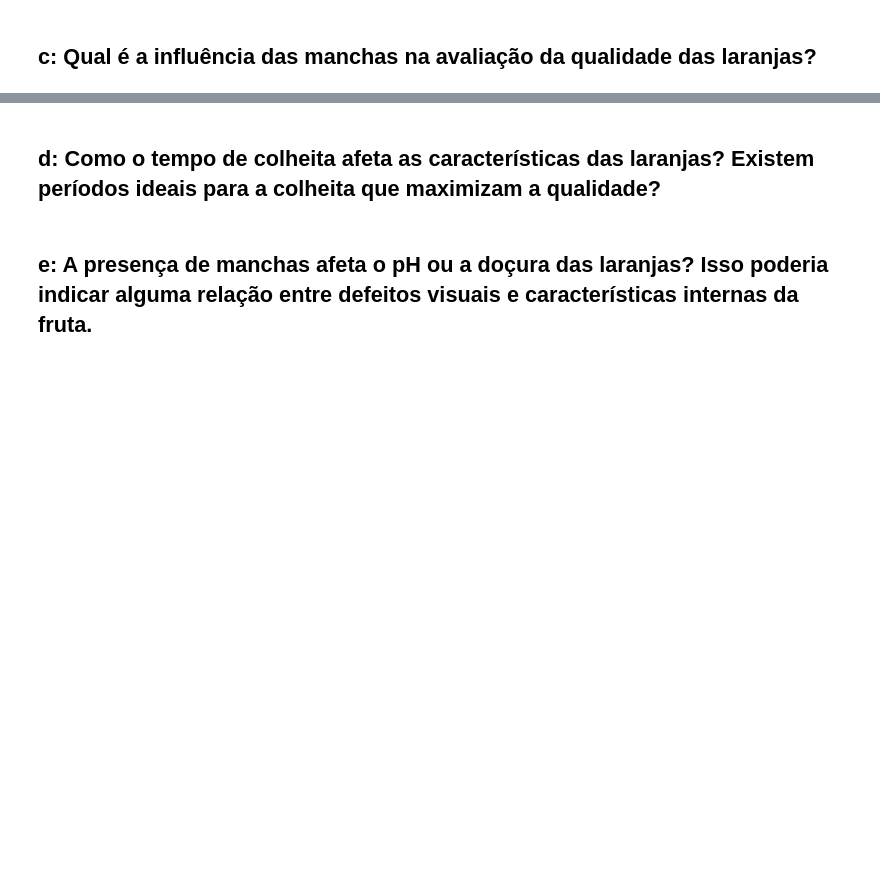
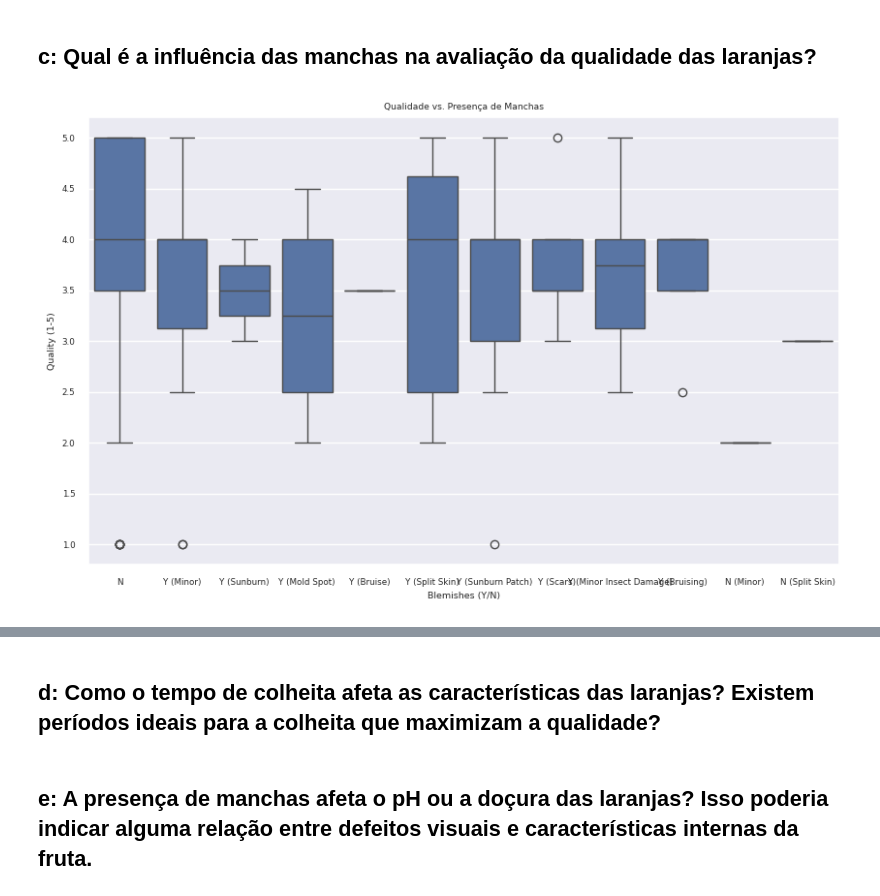
Before and after one commit to atlantico-academy/equipe4-2024.3, a Jupyter notebook: notebooks/01-exploratory_data_analysis.ipynb, the cells around one changed output, grey strips where cells are left out. Saved outputs shown, nothing was run; the diff lists cells and outputs as text; code cells hidden in the pictures; blank space fills up the shorter version.

Commit message:
feature: Qual é a influência das manchas na avaliação da qualidade das laranjas? Respondido

```diff
--- a/notebooks/01-exploratory_data_analysis.ipynb
+++ b/notebooks/01-exploratory_data_analysis.ipynb
@@ -193,0 +218,8 @@ indique que a cor mais intensa sempre resulta em maior qualidade.
+# %%
+plt.figure(figsize=(10, 6))
+sns.boxplot(x='Blemishes (Y/N)', y='Quality (1-5)', data=df)
+sns.set(font_scale=0.55)
+plt.title('Qualidade vs. Presença de Manchas')
+plt.show()
+# %% [output]
+[figure, added]
```
Also changed, not shown: parts of 8 cells of this notebook, 2 other files.
